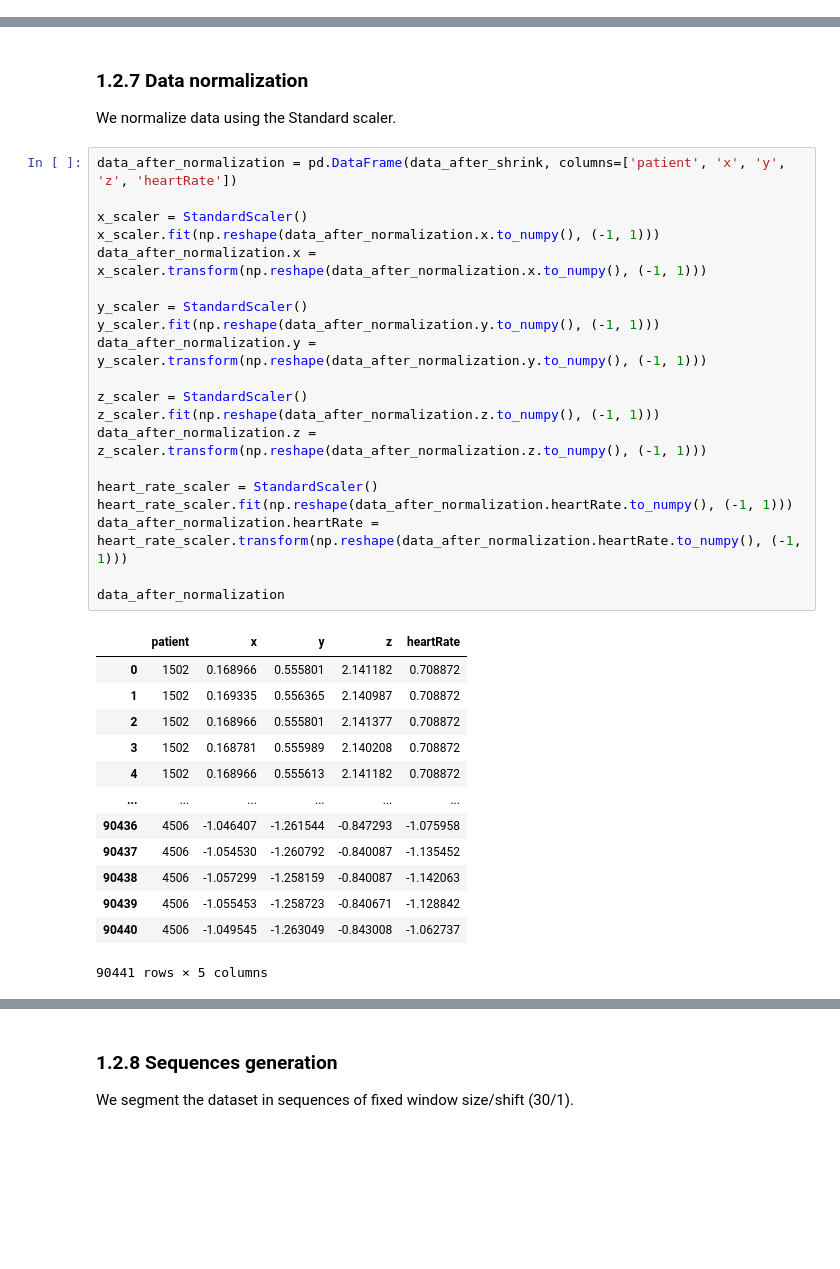
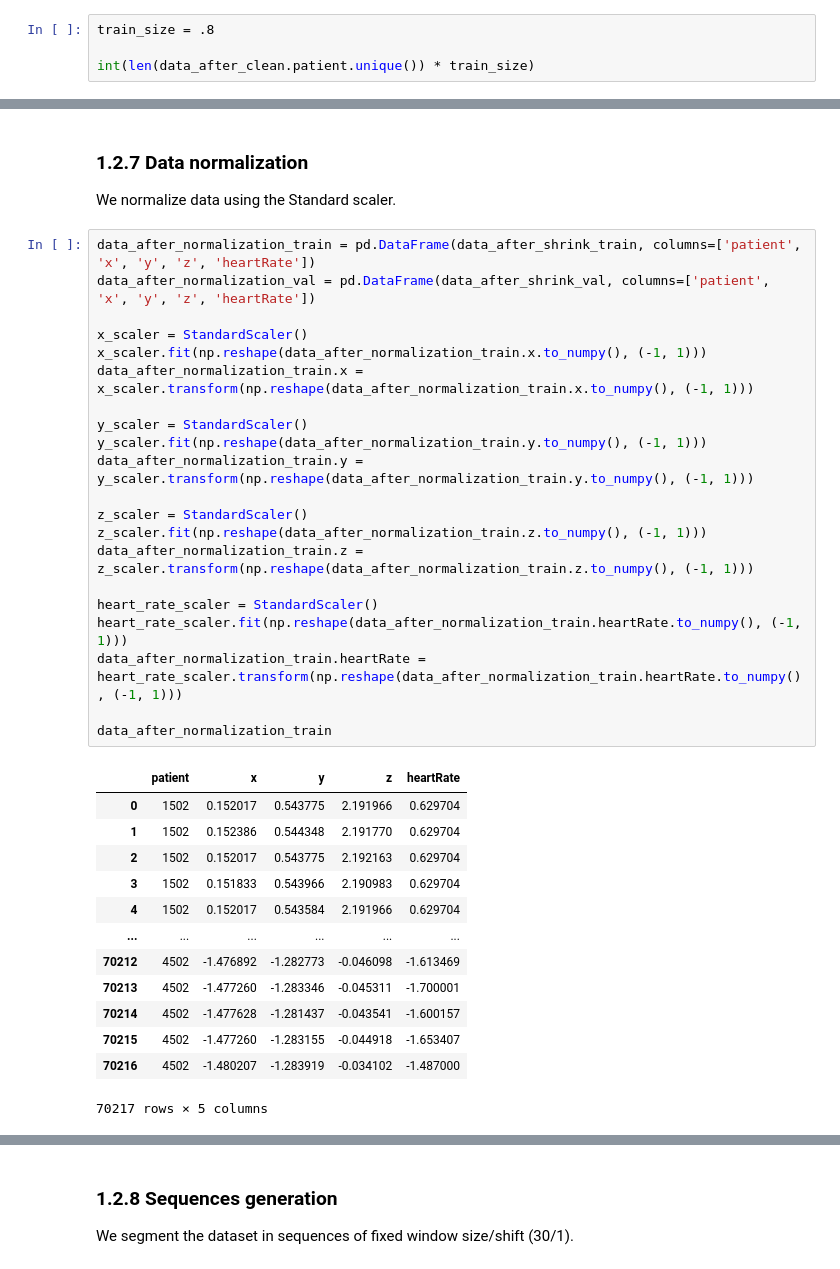
Before and after one commit to alfredoaloi/deep-learning-project, a Jupyter notebook: task_2.ipynb, the cells around one changed output, grey strips where cells are left out. Saved outputs shown, nothing was run; the diff lists cells and outputs as text; blank space fills up the shorter version.

```diff
--- a/task_2.ipynb
+++ b/task_2.ipynb
@@ -212,0 +215,4 @@ We are going to have ten 1 second sequences in one single 10 seconds sequence.
+# %%
+train_size = .8
+
+int(len(data_after_clean.patient.unique()) * train_size)
@@ -243,36 +247,37 @@ data_after_shrink
 
 We normalize data using the Standard scaler.
 # %%
-data_after_normalization = pd.DataFrame(data_after_shrink, columns=['patient', 'x', 'y', 'z', 'heartRate'])
+data_after_normalization_train = pd.DataFrame(data_after_shrink_train, columns=['patient', 'x', 'y', 'z', 'heartRate'])
+data_after_normalization_val = pd.DataFrame(data_after_shrink_val, columns=['patient', 'x', 'y', 'z', 'heartRate'])
 
 x_scaler = StandardScaler()
-x_scaler.fit(np.reshape(data_after_normalization.x.to_numpy(), (-1, 1)))
-data_after_normalization.x = x_scaler.transform(np.reshape(data_after_normalization.x.to_numpy(), (-1, 1)))
+x_scaler.fit(np.reshape(data_after_normalization_train.x.to_numpy(), (-1, 1)))
+data_after_normalization_train.x = x_scaler.transform(np.reshape(data_after_normalization_train.x.to_numpy(), (-1, 1)))
 
 y_scaler = StandardScaler()
-y_scaler.fit(np.reshape(data_after_normalization.y.to_numpy(), (-1, 1)))
-data_after_normalization.y = y_scaler.transform(np.reshape(data_after_normalization.y.to_numpy(), (-1, 1)))
+y_scaler.fit(np.reshape(data_after_normalization_train.y.to_numpy(), (-1, 1)))
+data_after_normalization_train.y = y_scaler.transform(np.reshape(data_after_normalization_train.y.to_numpy(), (-1, 1)))
 
 z_scaler = StandardScaler()
-z_scaler.fit(np.reshape(data_after_normalization.z.to_numpy(), (-1, 1)))
-data_after_normalization.z = z_scaler.transform(np.reshape(data_after_normalization.z.to_numpy(), (-1, 1)))
+z_scaler.fit(np.reshape(data_after_normalization_train.z.to_numpy(), (-1, 1)))
+data_after_normalization_train.z = z_scaler.transform(np.reshape(data_after_normalization_train.z.to_numpy(), (-1, 1)))
 
 heart_rate_scaler = StandardScaler()
-heart_rate_scaler.fit(np.reshape(data_after_normalization.heartRate.to_numpy(), (-1, 1)))
-data_after_normalization.heartRate = heart_rate_scaler.transform(np.reshape(data_after_normalization.heartRate.to_numpy(), (-1, 1)))
+heart_rate_scaler.fit(np.reshape(data_after_normalization_train.heartRate.to_numpy(), (-1, 1)))
+data_after_normalization_train.heartRate = heart_rate_scaler.transform(np.reshape(data_after_normalization_train.heartRate.to_numpy(), (-1, 1)))
 
-data_after_normalization
+data_after_normalization_train
 # %% [output]
 |  | patient | x | y | z | heartRate |
-| 0 | 1502 | 0.168966 | 0.555801 | 2.141182 | 0.708872 |
-| 1 | 1502 | 0.169335 | 0.556365 | 2.140987 | 0.708872 |
-| 2 | 1502 | 0.168966 | 0.555801 | 2.141377 | 0.708872 |
-| 3 | 1502 | 0.168781 | 0.555989 | 2.140208 | 0.708872 |
-| 4 | 1502 | 0.168966 | 0.555613 | 2.141182 | 0.708872 |
+| 0 | 1502 | 0.152017 | 0.543775 | 2.191966 | 0.629704 |
+| 1 | 1502 | 0.152386 | 0.544348 | 2.191770 | 0.629704 |
+| 2 | 1502 | 0.152017 | 0.543775 | 2.192163 | 0.629704 |
+| 3 | 1502 | 0.151833 | 0.543966 | 2.190983 | 0.629704 |
+| 4 | 1502 | 0.152017 | 0.543584 | 2.191966 | 0.629704 |
 | ... | ... | ... | ... | ... | ... |
-| 90436 | 4506 | -1.046407 | -1.261544 | -0.847293 | -1.075958 |
-| 90437 | 4506 | -1.054530 | -1.260792 | -0.840087 | -1.135452 |
-| 90438 | 4506 | -1.057299 | -1.258159 | -0.840087 | -1.142063 |
-| 90439 | 4506 | -1.055453 | -1.258723 | -0.840671 | -1.128842 |
-| 90440 | 4506 | -1.049545 | -1.263049 | -0.843008 | -1.062737 |
+| 70212 | 4502 | -1.476892 | -1.282773 | -0.046098 | -1.613469 |
+| 70213 | 4502 | -1.477260 | -1.283346 | -0.045311 | -1.700001 |
+| 70214 | 4502 | -1.477628 | -1.281437 | -0.043541 | -1.600157 |
+| 70215 | 4502 | -1.477260 | -1.283155 | -0.044918 | -1.653407 |
+| 70216 | 4502 | -1.480207 | -1.283919 | -0.034102 | -1.487000 |
-90441 rows × 5 columns
+70217 rows × 5 columns
```
Also changed, not shown: parts of 22 cells of this notebook.
